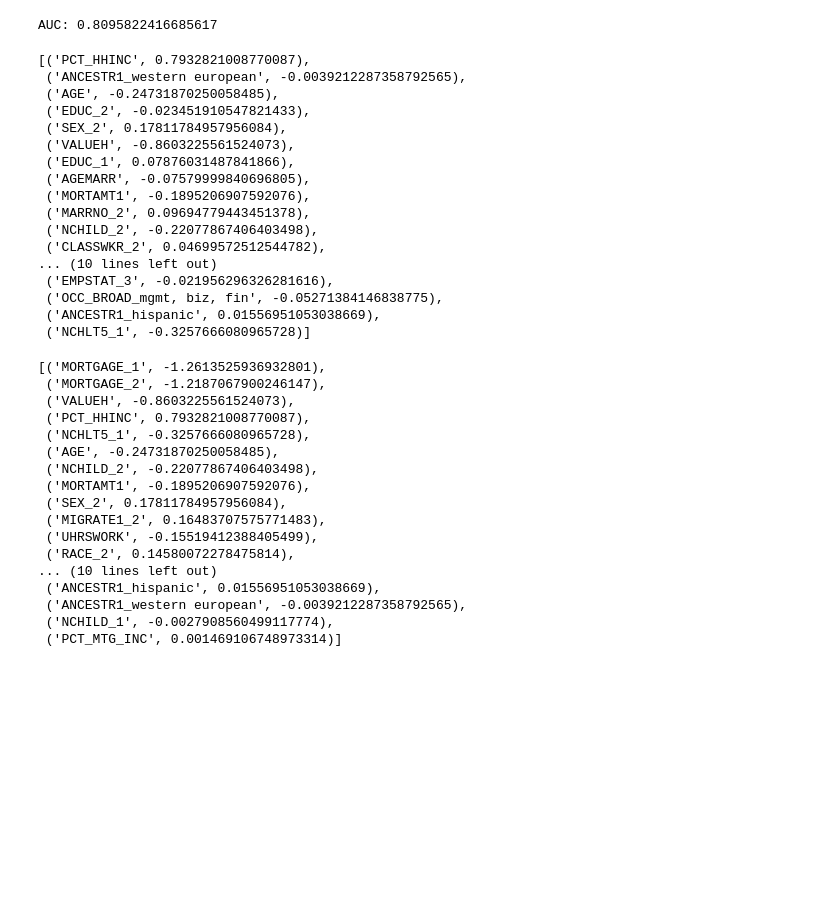
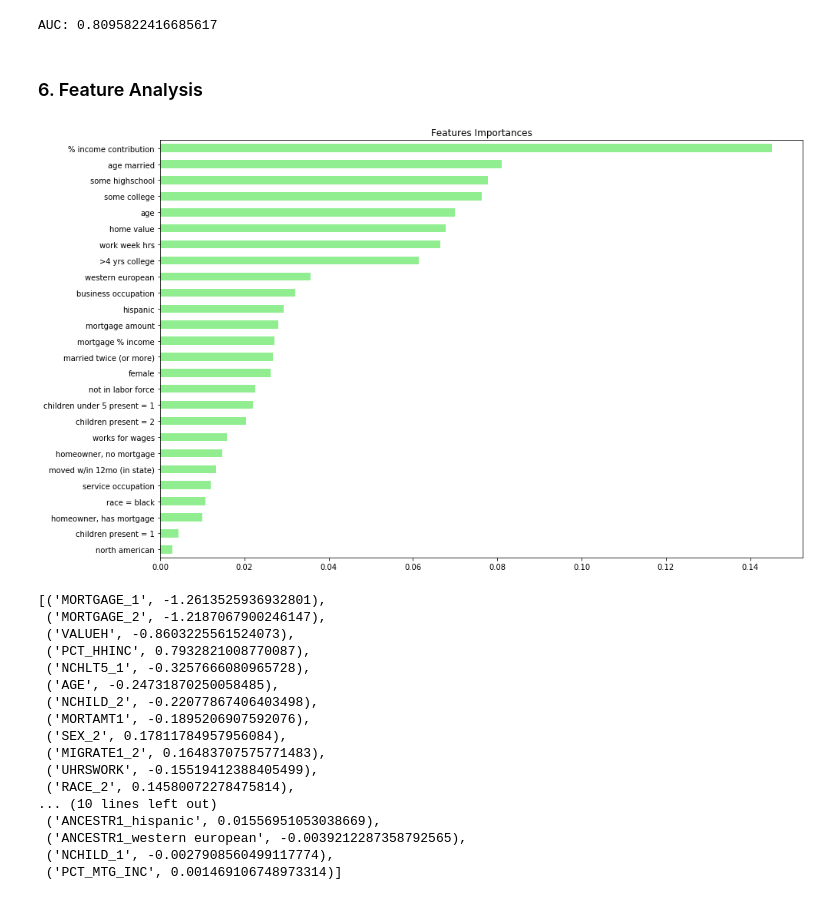
Before and after one commit to achildress83/Symptoms_of_Divorce, a Jupyter notebook: notebooks/Modeling.ipynb, the cells around one changed output. Cells and saved outputs as stored; diff of their text form; code cells hidden in the pictures; blank space fills up the shorter version.

```diff
--- a/notebooks/Modeling.ipynb
+++ b/notebooks/Modeling.ipynb
@@ -457,20 +472,0 @@ coef = list(zip(X_test_feat.columns, lr.coef_[0]))
-# %%
-coef
-# %% [output]
-[('PCT_HHINC', 0.7932821008770087),
- ('ANCESTR1_western european', -0.0039212287358792565),
- ('AGE', -0.24731870250058485),
- ('EDUC_2', -0.023451910547821433),
- ('SEX_2', 0.17811784957956084),
- ('VALUEH', -0.8603225561524073),
- ('EDUC_1', 0.07876031487841866),
- ('AGEMARR', -0.07579999840696805),
- ('MORTAMT1', -0.1895206907592076),
- ('MARRNO_2', 0.09694779443451378),
- ('NCHILD_2', -0.22077867406403498),
- ('CLASSWKR_2', 0.04699572512544782),
-... (10 lines left out)
- ('EMPSTAT_3', -0.021956296326281616),
- ('OCC_BROAD_mgmt, biz, fin', -0.05271384146838775),
- ('ANCESTR1_hispanic', 0.01556951053038669),
- ('NCHLT5_1', -0.3257666080965728)]
@@ -480,0 +473,2 @@ for c in coef:
+# %% [markdown]
+### 6. Feature Analysis
@@ -481 +477,21 @@ for c in coef:
+# %%
+labels = ['% income contribution', 'age', 'age married', 'home value', 'some highschool', 'work week hrs', 'some college','>4 yrs college',
+         'children present = 2', 'mortgage % income', 'western european', 'mortgage amount', 'children present = 1', 'female', 'hispanic','north american',
+         'business occupation', 'children under 5 present = 1', 'married twice (or more)', 'not in labor force', 'works for wages',
+         'service occupation', 'moved w/in 12mo (in state)', 'race = black', 'homeowner, no mortgage', 'homeowner, has mortgage']
+
+# Create a pd.Series of features importances
+importances = pd.Series(data=rf.feature_importances_,
+                        index= labels)
+
+# Sort importances
+importances_sorted = importances.sort_values()
+
+# Draw a horizontal barplot of importances_sorted
+plt.figure(figsize=(15,10))
+importances_sorted.plot(kind='barh', color='lightgreen')
+plt.title('Features Importances')
+plt.show()
+# %% [output]
+[figure, added]
 # %%
```
Also changed, not shown: parts of 24 cells of this notebook, 4 other files.
